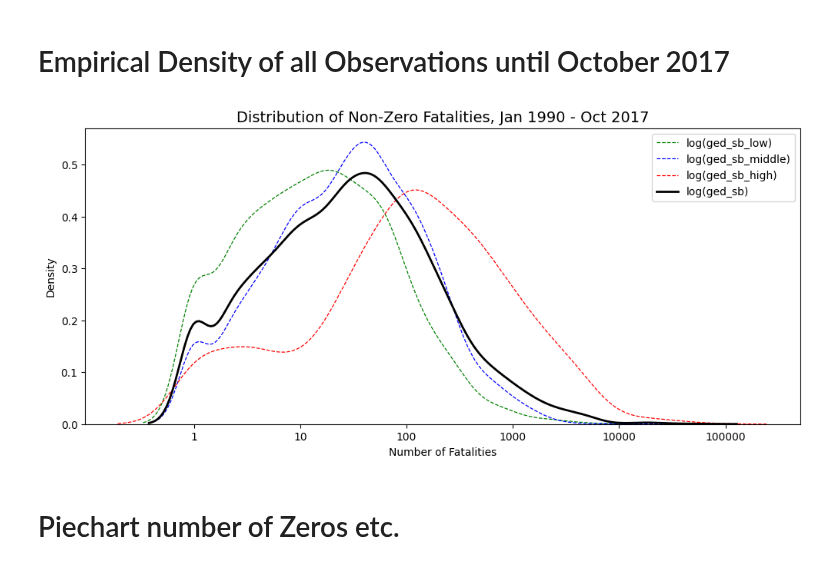
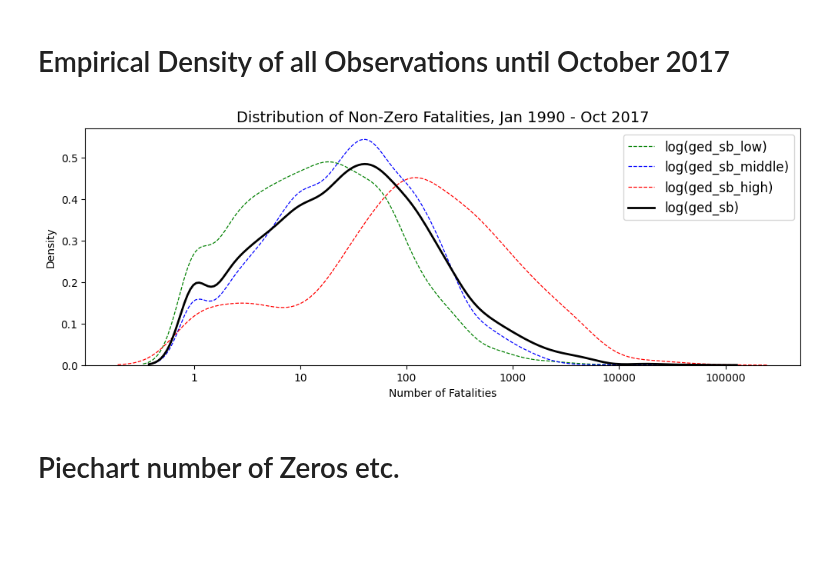
Before and after one commit to toboden/ConflictPredProbabilistic, a Jupyter notebook: plots_model_comp/dataset_description.ipynb, the cells around one changed output. Saved outputs shown, nothing was run; the diff lists cells and outputs as text; code cells hidden in the pictures; blank space fills up the shorter version.

Commit message:
all plots

```diff
--- a/plots_model_comp/dataset_description.ipynb
+++ b/plots_model_comp/dataset_description.ipynb
@@ -297,36 +297,36 @@ ged_sb_values_pos = ged_sb_values[ged_sb_values > 0]
 ged_sb_values_low_pos = ged_sb_values_low[ged_sb_values_low > 0]
 ged_sb_values_middle_pos = ged_sb_values_middle[ged_sb_values_middle > 0]
 ged_sb_values_high_pos = ged_sb_values_high[ged_sb_values_high > 0]
 
 ged_sb_values_log10 = log10(ged_sb_values_pos)
 ged_sb_values_low_log10 = log10(ged_sb_values_low_pos)
 ged_sb_values_middle_log10 = log10(ged_sb_values_middle_pos)
 ged_sb_values_high_log10 = log10(ged_sb_values_high_pos)
 
 # Erstelle ein KDE-Plot
 
-plt.figure(figsize=(12, 5))
+plt.figure(figsize=(12, 4))
 
 sns.kdeplot(ged_sb_values_low_log10, fill=False, color='green', linewidth=0.9, linestyle='--', label='log(ged_sb_low)')
 sns.kdeplot(ged_sb_values_middle_log10, fill=False, color='blue', linewidth=0.9, linestyle='--', label='log(ged_sb_middle)')
 sns.kdeplot(ged_sb_values_high_log10, fill=False, color='red', linewidth=0.9, linestyle='--',label='log(ged_sb_high)')
 sns.kdeplot(ged_sb_values_log10, fill=False, color='black', linewidth=2, label='log(ged_sb)')
 
 custom_ticks = [0,1,2,3,4,5]
 custom_labels = ['1','10','100','1000','10000','100000']
 plt.xticks(custom_ticks, custom_labels)
 plt.xlabel('Number of Fatalities')
 
-plt.legend(loc='upper right')
+plt.legend(loc='upper right', fontsize=12)
 
 
 
 plt.title('Distribution of Non-Zero Fatalities, Jan 1990 - Oct 2017', fontsize=14, y=1) # Benchmark  NB   Hurdle   Neural Net
 
 # Zeige das Diagramm
 plt.show()
 # %% [output]
-[figure, old version]
+[figure, new version]
 # %% [markdown]
 # Piechart number of Zeros etc.
 # %%
```
Also changed, not shown: parts of 3 cells of this notebook, 1 other file.
